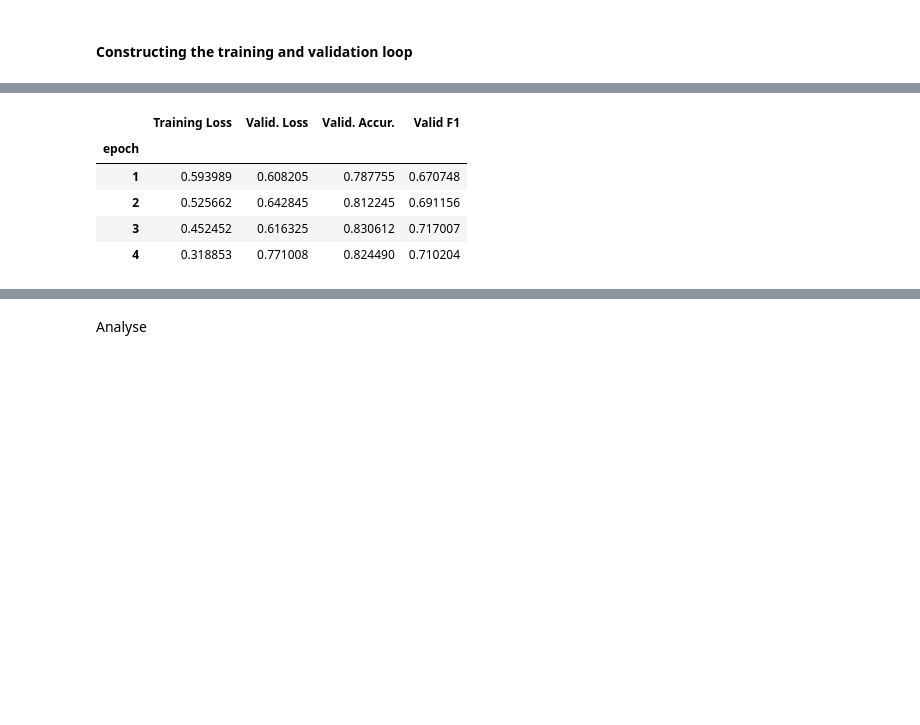
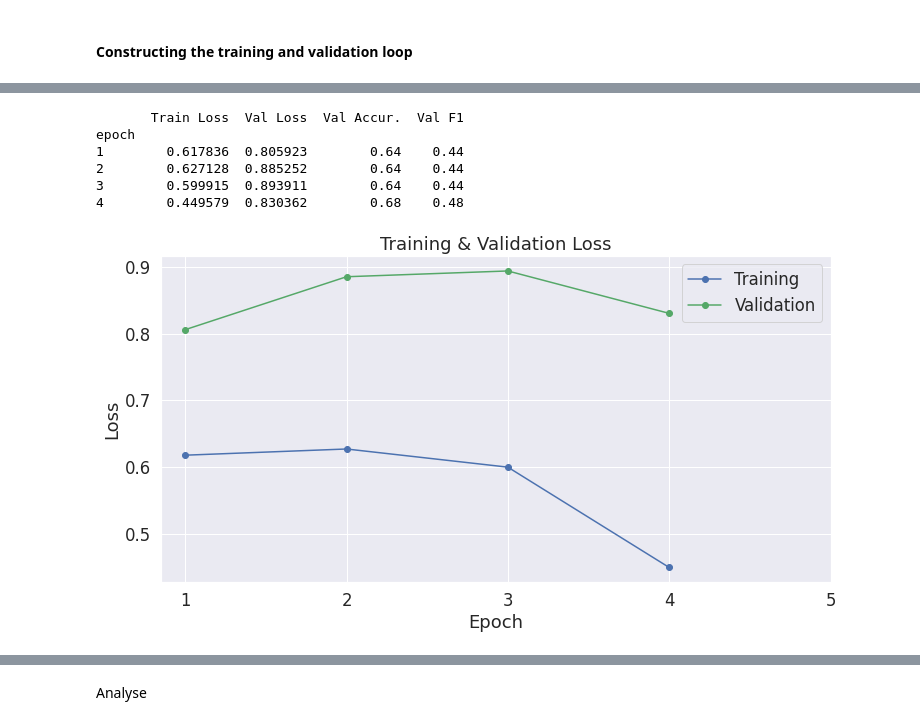
Before and after one commit to cerezamo/NLP_brouillon, a Jupyter notebook: Camembert_v2.ipynb, the cells around one changed output, grey strips where cells are left out. Drawn from its saved outputs; the diff is of its cells as text; code cells hidden in the pictures; blank space fills up the shorter version.

```diff
--- a/Camembert_v2.ipynb
+++ b/Camembert_v2.ipynb
@@ -333,7 +332,7 @@ def prepare_to_feed(df,length,batch_size_value):
   return train_dataloader, val_dataloader
 # %%
 print('############### Unbalanced sample ################')
-train_loader_unbalanced, val_loader_unbalanced = prepare_to_feed(df_unbalanced,length=500,batch_size_value=2)
+train_loader_unbalanced, val_loader_unbalanced = prepare_to_feed(df_unbalanced,length=500,batch_size_value=2,length_train=0.8)
 # %% [output]
 ############### Unbalanced sample ################
 Let's check for the first text indexes, attention masks and labels
@@ -476 +443,12 @@ gender_model = CamembertForSequenceClassification.from_pretrained(
+# %%
+import numpy as np
+
+from sklearn.metrics import f1_score
+
+def create_report(labels,preds) :
+  pred_flat= np.argmax(preds, axis=1).flatten()
+  labels_flat = labels.flatten()
+  F1_score = f1_score(labels_flat,pred_flat,zero_division=1)
+  Accuracy = np.sum(pred_flat == labels_flat) / len(labels_flat)
+  return F1_score, Accuracy
 # %%
@@ -663,6 +625,36 @@ def train_val_gendermodel(train_loader, val_loader, epochs_val,seed_val,device,l
   print("Done !")
 
   return  training_stats
+# %%
+def report_model_1(results):
+  '''
+  Input : statistics of the model
+  Output : training and valid loss
+  '''
+  df_stats = pd.DataFrame(data=results)
+  df_stats = df_stats.set_index('epoch')
+  print(df_stats)
+
+  import matplotlib.pyplot as plt
+  % matplotlib inline
+  import seaborn as sns
+
+  # Increase the plot size and font size.
+  sns.set(font_scale=1.5)
+  plt.rcParams["figure.figsize"] = (12,6)
+
+  # Plot the learning curve.
+  plt.plot(df_stats['Train Loss'], 'b-o', label="Training")
+  plt.plot(df_stats['Val Loss'], 'g-o', label="Validation")
+
+  # Label the plot.
+  plt.title("Training & Validation Loss")
+  plt.xlabel("Epoch")
+  plt.ylabel("Loss")
+  plt.legend()
+  plt.xticks([1, 2, 3, 4, 5])
+
+  plt.show()
 # %%
 results_unbalanced = train_val_gendermodel(train_loader=train_loader_unbalanced, val_loader=val_loader_unbalanced, epochs_val=4,seed_val=2020,device=device,lr_value=5e-5)
 # %% [output]
@@ -688,14 +678,13 @@ import pandas as pd
-# %%
-df_stats = pd.DataFrame(data=results_unbalanced)
-df_stats = df_stats.set_index('epoch')
-df_stats
-# %% [output]
-|  | Training Loss | Valid. Loss | Valid. Accur. | Valid F1 |
-| epoch |  |  |  |  |
-| 1 | 0.593989 | 0.608205 | 0.787755 | 0.670748 |
-| 2 | 0.525662 | 0.642845 | 0.812245 | 0.691156 |
-| 3 | 0.452452 | 0.616325 | 0.830612 | 0.717007 |
-| 4 | 0.318853 | 0.771008 | 0.824490 | 0.710204 |
+# %%
+report_model_1(results_unbalanced)
+# %% [output]
+       Train Loss  Val Loss  Val Accur.  Val F1
+epoch
+1        0.617836  0.805923        0.64    0.44
+2        0.627128  0.885252        0.64    0.44
+3        0.599915  0.893911        0.64    0.44
+4        0.449579  0.830362        0.68    0.48
+[figure, added]
 # %%
 results_balanced = train_val_gendermodel(train_loader=train_loader_balanced, val_loader=val_loader_balanced, epochs_val=4,seed_val=2020,device=device,lr_value=5e-5)
 # %% [output]
```
Also changed, not shown: parts of 43 cells of this notebook.
